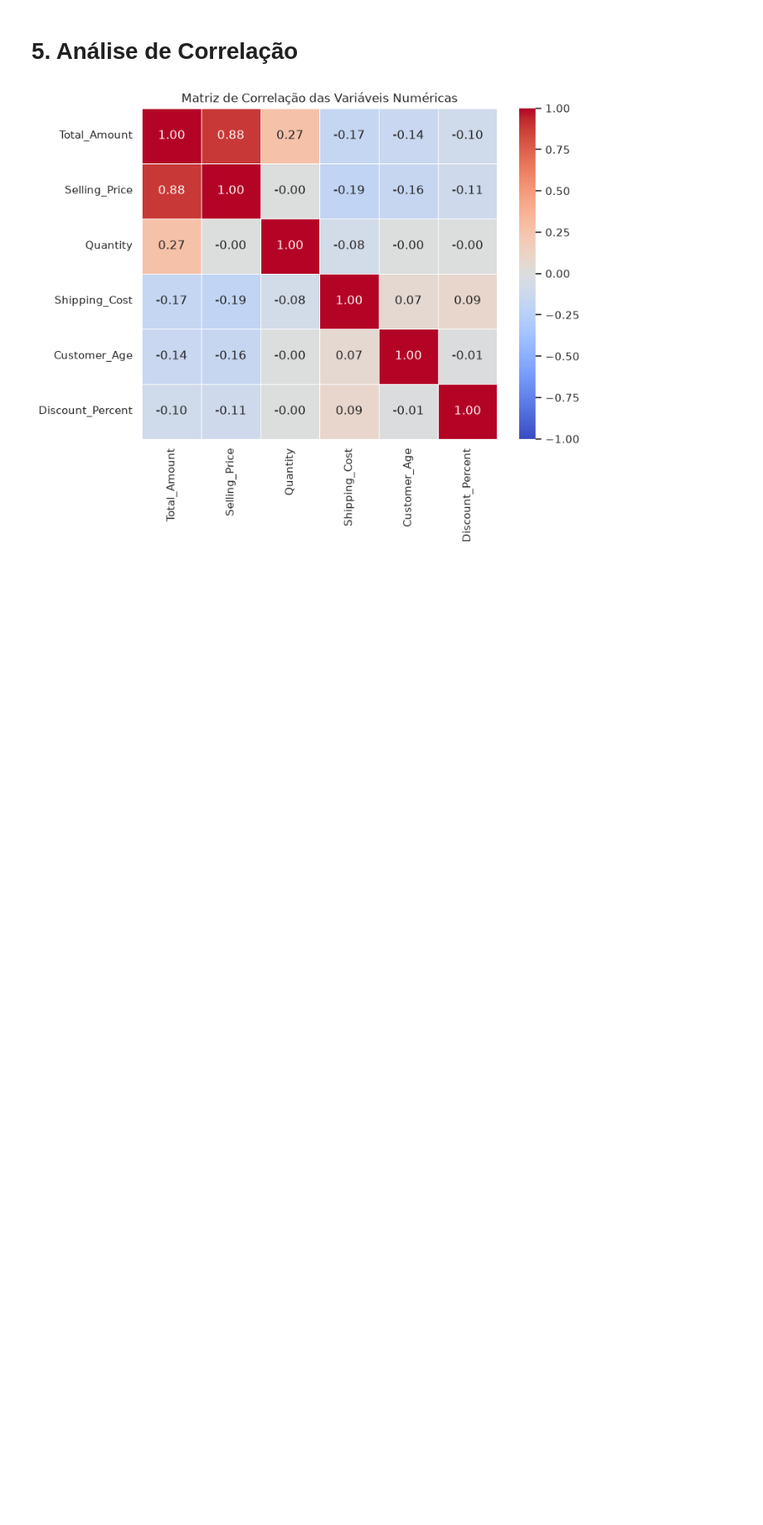
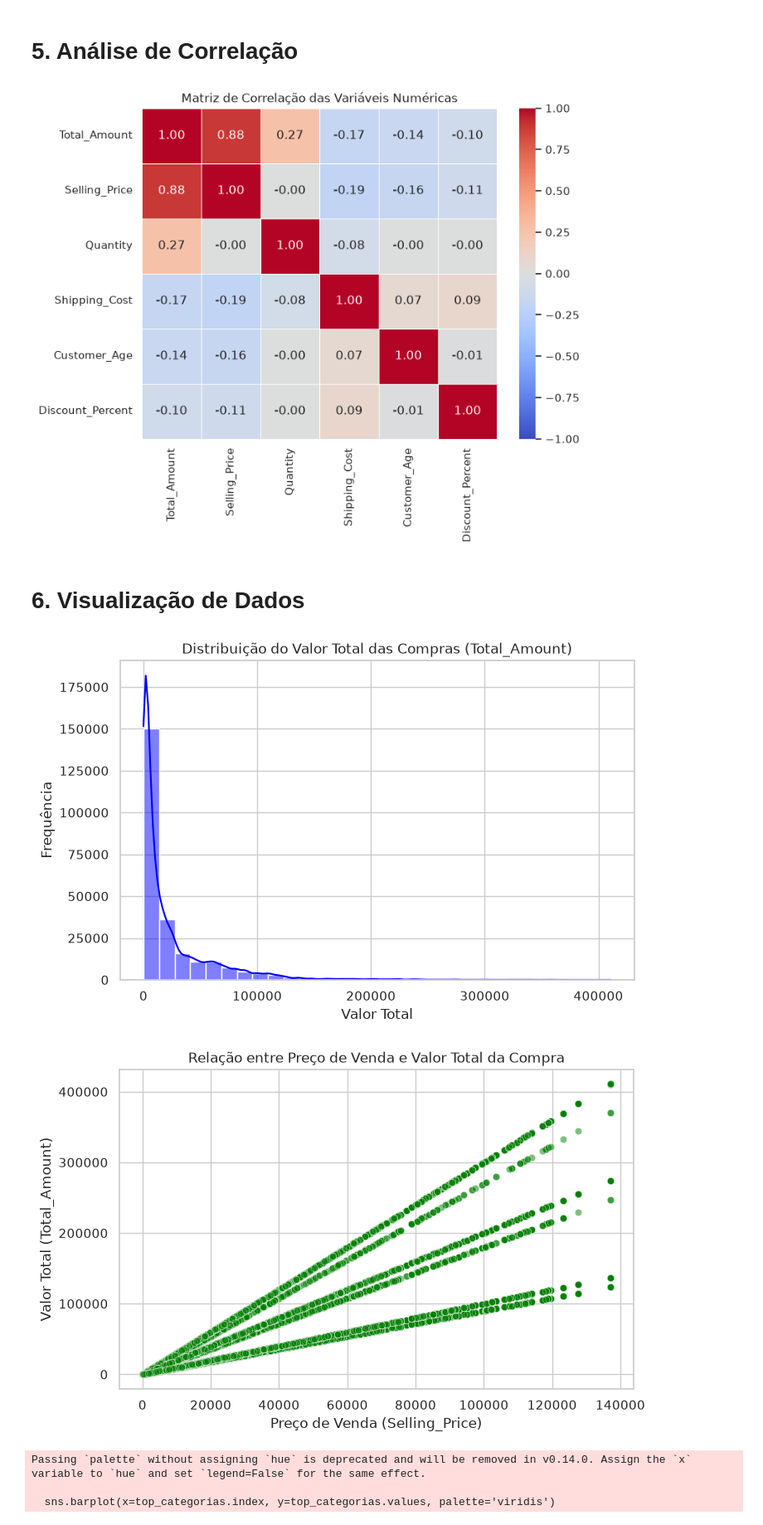
Before and after one commit to ariadnyD/Relatorio01_IA, a Jupyter notebook: notebooks/01_eda.ipynb, the cells around one changed output. Shown at 83% size. Cells and saved outputs as stored; diff of their text form; code cells hidden in the pictures; blank space fills up the shorter version.

Commit message:
feat: gerando os graficos para vizualização dos dados

```diff
--- a/notebooks/01_eda.ipynb
+++ b/notebooks/01_eda.ipynb
@@ -193,3 +193,50 @@ plt.savefig('../reports/figures/correlation_matrix.png', bbox_inches='tight')
 plt.show()
 # %% [output]
 [figure]
+# %% [markdown]
+# 6. Visualização de Dados
+# %%
+# Configuração visual padrão
+plt.rcParams["figure.figsize"] = (8, 5)
+
+# ==========================================
+# GRÁFICO 1: Histograma com Curva de Densidade (Distribuição Numérica)
+# ==========================================
+plt.figure()
+sns.histplot(df_dataset['Total_Amount'], kde=True, color='blue', bins=30)
+plt.title('Distribuição do Valor Total das Compras (Total_Amount)')
+plt.xlabel('Valor Total')
+plt.ylabel('Frequência')
+plt.savefig('../reports/figures/distribuicao_total_amount.png', bbox_inches='tight')
+plt.show()
+
+# ==========================================
+# GRÁFico 2: Gráfico de Dispersão / Scatter Plot (Relação entre duas variáveis)
+# ==========================================
+plt.figure()
+sns.scatterplot(data=df_dataset, x='Selling_Price', y='Total_Amount', alpha=0.5, color='green')
+plt.title('Relação entre Preço de Venda e Valor Total da Compra')
+plt.xlabel('Preço de Venda (Selling_Price)')
+plt.ylabel('Valor Total (Total_Amount)')
+plt.savefig('../reports/figures/scatter_preco_vs_total.png', bbox_inches='tight')
+plt.show()
+
+# ==========================================
+# GRÁFICO 3: Gráfico de Barras para Variável Categórica
+# ==========================================
+plt.figure(figsize=(10, 5))
+# Pega as 10 categorias mais frequentes para o gráfico não ficar poluído
+top_categorias = df_dataset['Category'].value_counts().head(10)
+sns.barplot(x=top_categorias.index, y=top_categorias.values, palette='viridis')
+plt.title('Top 10 Categorias de Produtos mais Frequentes')
+plt.xlabel('Categoria')
+plt.ylabel('Quantidade de Registros')
+plt.xticks(rotation=45) # Rotaciona os nomes para não embolarem
+plt.savefig('../reports/figures/barras_categorias.png', bbox_inches='tight')
+plt.show()
+# %% [output]
+[figure, added]
+[figure, added]
+Passing `palette` without assigning `hue` is deprecated and will be removed in v0.14.0. Assign the `x` variable to `hue` and set `legend=False` for the same effect.
+
+  sns.barplot(x=top_categorias.index, y=top_categorias.values, palette='viridis')
```
Also changed, not shown: parts of 1 cell of this notebook, 3 other files.
